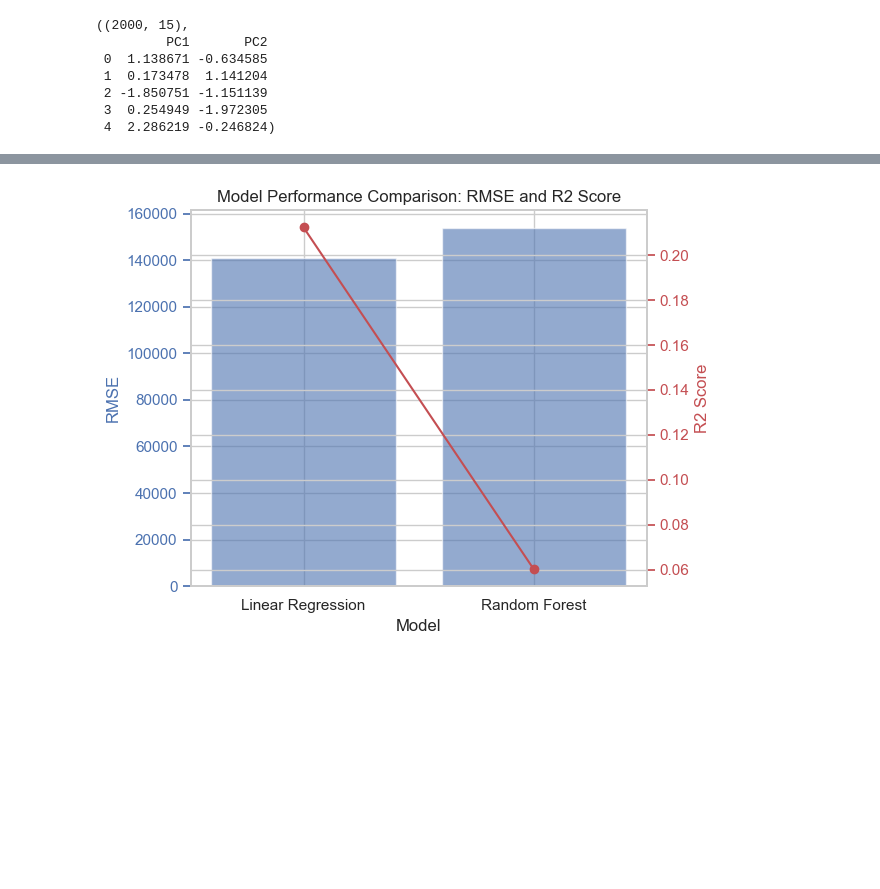
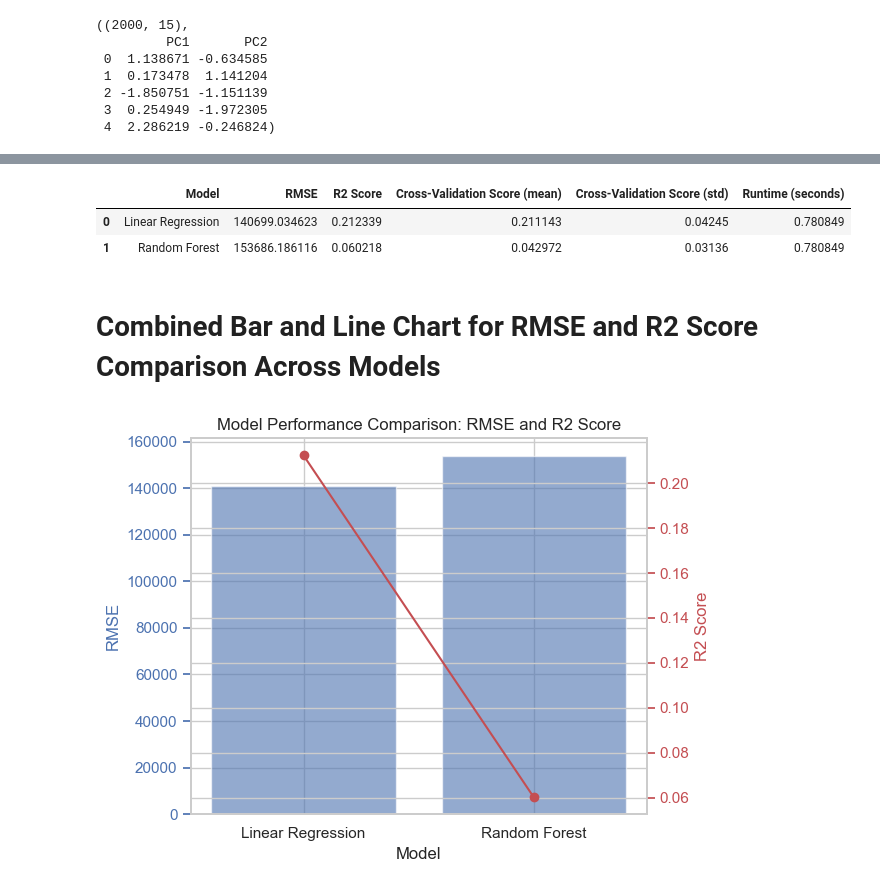
Before and after one commit to sba23022/sba23022, a Jupyter notebook: CA2_TransportFlowForecast_Analysis-checkpoint.ipynb, the cells around one changed output, grey strips where cells are left out. Cells and saved outputs as stored; diff of their text form; code cells hidden in the pictures; blank space fills up the shorter version.

```diff
--- a/CA2_TransportFlowForecast_Analysis-checkpoint.ipynb
+++ b/CA2_TransportFlowForecast_Analysis-checkpoint.ipynb
@@ -1374,3 +1520,52 @@ pd.DataFrame(model_performance)
+# %%
+# Start timing
+start_time = time.time()
+
+# Training the Linear Regression model
+lr.fit(X_train, y_train)
+lr_pred = lr.predict(X_test)
+
+# Training the Random Forest model
+rf.fit(X_train, y_train)
+rf_pred = rf.predict(X_test)
+
+# End timing
+end_time = time.time()
+# %%
+# Calculate the total runtime
+total_runtime = end_time - start_time
+
+# Evaluating the models
+lr_rmse = np.sqrt(mean_squared_error(y_test, lr_pred))
+rf_rmse = np.sqrt(mean_squared_error(y_test, rf_pred))
+lr_r2 = r2_score(y_test, lr_pred)
+rf_r2 = r2_score(y_test, rf_pred)
+
+# Cross-validation scores
+lr_cv_score = cross_val_score(lr, X, y, cv=5)
+rf_cv_score = cross_val_score(rf, X, y, cv=5)
+
+model_performance = {
+    "Model": ["Linear Regression", "Random Forest"],
+    "RMSE": [lr_rmse, rf_rmse],
+    "R2 Score": [lr_r2, rf_r2],
+    "Cross-Validation Score (mean)": [lr_cv_score.mean(), rf_cv_score.mean()],
+    "Cross-Validation Score (std)": [lr_cv_score.std(), rf_cv_score.std()]
+}
+# %%
+# Add the runtime to your results
+model_performance["Runtime (seconds)"] = total_runtime
+
+# Create DataFrame
+performance_df = pd.DataFrame(model_performance)
+
+performance_df
+# %% [output]
+|  | Model | RMSE | R2 Score | Cross-Validation Score (mean) | Cross-Validation Score (std) | Runtime (seconds) |
+| 0 | Linear Regression | 140699.034623 | 0.212339 | 0.211143 | 0.04245 | 0.780849 |
+| 1 | Random Forest | 153686.186116 | 0.060218 | 0.042972 | 0.03136 | 0.780849 |
+# %% [markdown]
+# Combined Bar and Line Chart for RMSE and R2 Score Comparison Across Models
 # %%
 # Plotting the RMSE and R2 Score for both models for comparison
 
```
Also changed, not shown: parts of 166 cells of this notebook.
